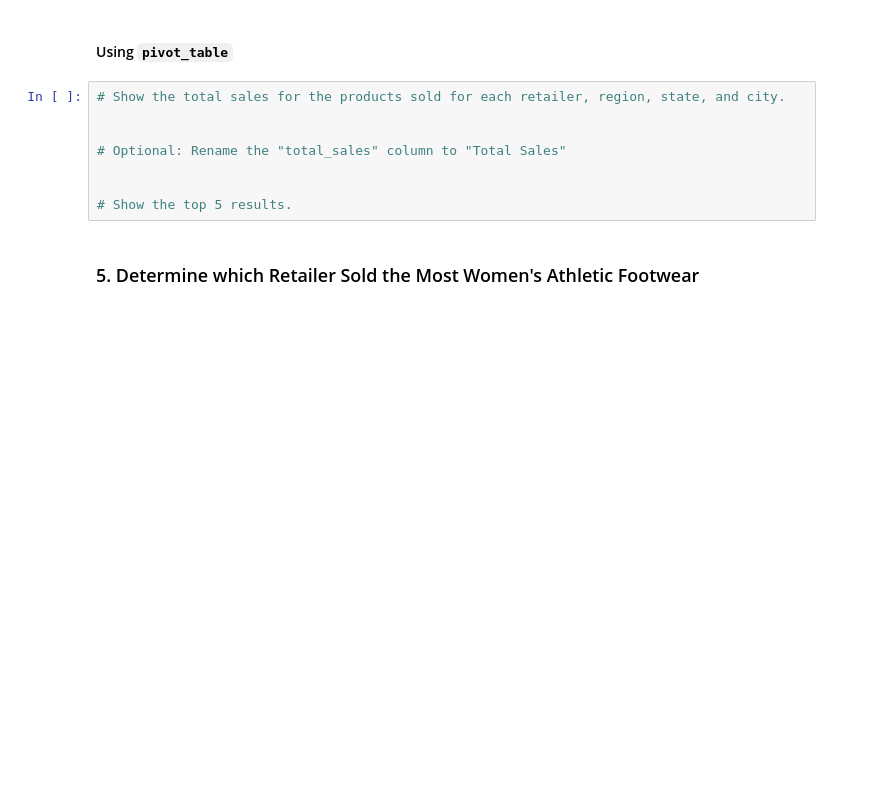
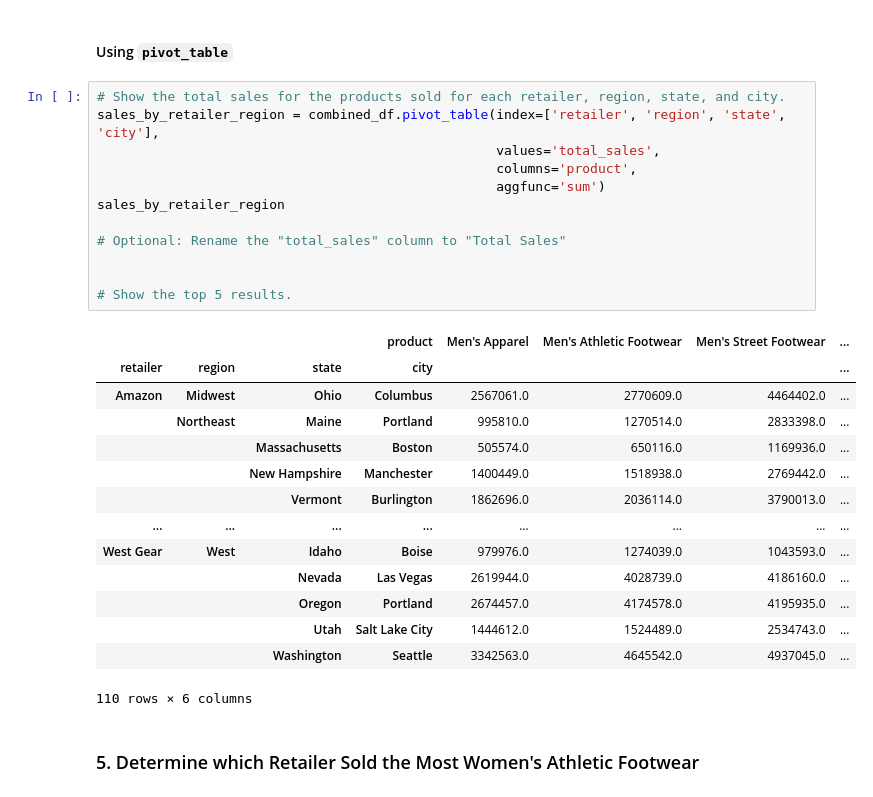
Before and after one commit to ncmoliver/athletic_sales_analysis, a Jupyter notebook: athletic_sales_analysis.ipynb, the cells around one changed output. Drawn from its saved outputs; the diff is of its cells as text; blank space fills up the shorter version.

```diff
--- a/athletic_sales_analysis.ipynb
+++ b/athletic_sales_analysis.ipynb
@@ -251,12 +273,31 @@ KeyError: 'Total Sales'
 #### Using `pivot_table`
 # %%
 # Show the total sales for the products sold for each retailer, region, state, and city.
-
+sales_by_retailer_region = combined_df.pivot_table(index=['retailer', 'region', 'state', 'city'],
+                                                   values='total_sales',
+                                                   columns='product',
+                                                   aggfunc='sum')
+sales_by_retailer_region
 
 # Optional: Rename the "total_sales" column to "Total Sales"
 
 
 # Show the top 5 results.
+# %% [output]
+|  |  |  | product | Men's Apparel | Men's Athletic Footwear | Men's Street Footwear | ... |
+| retailer | region | state | city |  |  |  | ... |
+| Amazon | Midwest | Ohio | Columbus | 2567061.0 | 2770609.0 | 4464402.0 | ... |
+|  | Northeast | Maine | Portland | 995810.0 | 1270514.0 | 2833398.0 | ... |
+|  |  | Massachusetts | Boston | 505574.0 | 650116.0 | 1169936.0 | ... |
+|  |  | New Hampshire | Manchester | 1400449.0 | 1518938.0 | 2769442.0 | ... |
+|  |  | Vermont | Burlington | 1862696.0 | 2036114.0 | 3790013.0 | ... |
+| ... | ... | ... | ... | ... | ... | ... | ... |
+| West Gear | West | Idaho | Boise | 979976.0 | 1274039.0 | 1043593.0 | ... |
+|  |  | Nevada | Las Vegas | 2619944.0 | 4028739.0 | 4186160.0 | ... |
+|  |  | Oregon | Portland | 2674457.0 | 4174578.0 | 4195935.0 | ... |
+|  |  | Utah | Salt Lake City | 1444612.0 | 1524489.0 | 2534743.0 | ... |
+|  |  | Washington | Seattle | 3342563.0 | 4645542.0 | 4937045.0 | ... |
+110 rows × 6 columns
 # %% [markdown]
 ### 5. Determine which Retailer Sold the Most Women's Athletic Footwear
 # %%
```
Also changed, not shown: parts of 4 cells of this notebook.
